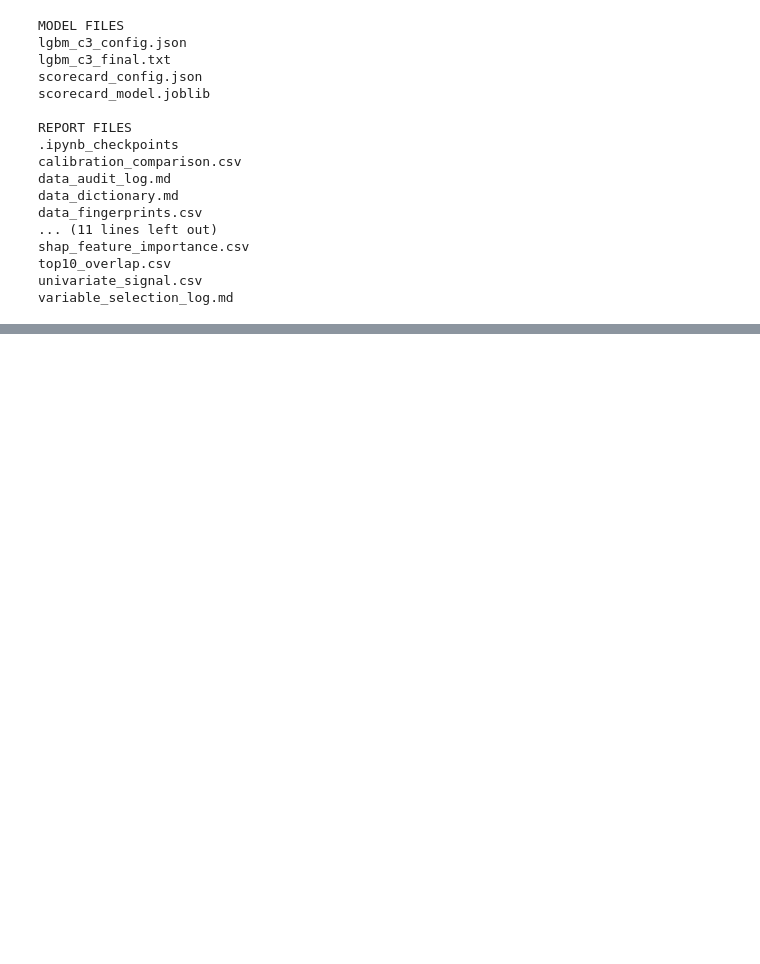
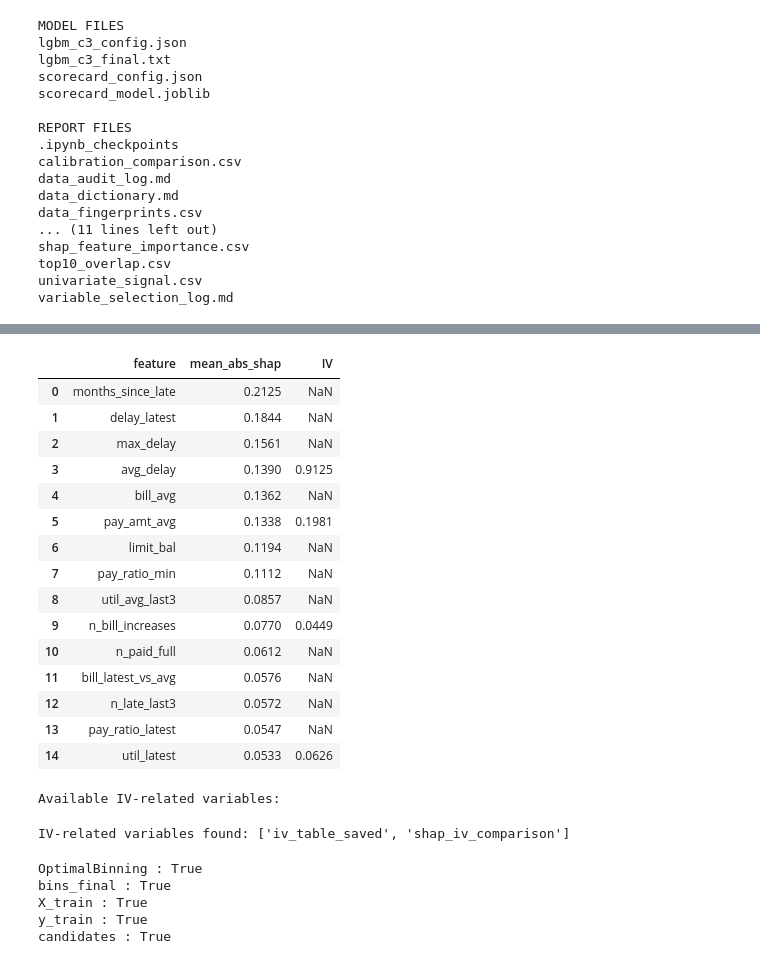
Before and after one commit to VaidehiKushwaha/credit-risk-scorecard-profit-optimization, a Jupyter notebook: notebooks/03_scorecard_and_ml_models.ipynb, the cells around one changed output, grey strips where cells are left out. Cells and saved outputs as stored; diff of their text form; code cells hidden in the pictures; blank space fills up the shorter version.

```diff
--- a/notebooks/03_scorecard_and_ml_models.ipynb
+++ b/notebooks/03_scorecard_and_ml_models.ipynb
@@ -3630,0 +3874,11 @@ variable_selection_log.md
+# %%
+# Load previously saved Information Value results
+
+iv_table_saved = pd.read_csv(
+    "../reports/final_feature_iv.csv"
+)
+
+print("Columns in saved IV file:")
+print(iv_table_saved.columns.tolist())
+
+display(iv_table_saved.head())
@@ -3630,0 +3911,59 @@ variable_selection_log.md
+# %%
+# Compare SHAP importance with Information Value
+
+shap_iv_comparison = shap_importance.merge(
+    iv_table_saved,
+    on="feature",
+    how="left"
+)
+
+display(
+    shap_iv_comparison.head(15).round(4)
+)
+# %% [output]
+|  | feature | mean_abs_shap | IV |
+| 0 | months_since_late | 0.2125 | NaN |
+| 1 | delay_latest | 0.1844 | NaN |
+| 2 | max_delay | 0.1561 | NaN |
+| 3 | avg_delay | 0.1390 | 0.9125 |
+| 4 | bill_avg | 0.1362 | NaN |
+| 5 | pay_amt_avg | 0.1338 | 0.1981 |
+| 6 | limit_bal | 0.1194 | NaN |
+| 7 | pay_ratio_min | 0.1112 | NaN |
+| 8 | util_avg_last3 | 0.0857 | NaN |
+| 9 | n_bill_increases | 0.0770 | 0.0449 |
+| 10 | n_paid_full | 0.0612 | NaN |
+| 11 | bill_latest_vs_avg | 0.0576 | NaN |
+| 12 | n_late_last3 | 0.0572 | NaN |
+| 13 | pay_ratio_latest | 0.0547 | NaN |
+| 14 | util_latest | 0.0533 | 0.0626 |
+# %%
+print("Available IV-related variables:")
+
+for name in ["iv_table", "iv_results", "iv_summary", "iv_df"]:
+    if name in globals():
+        print(name, ":", globals()[name].shape)
+# %% [output]
+Available IV-related variables:
+# %%
+# Find all currently available variables with "iv" in their names
+
+iv_names = [
+    name for name in globals()
+    if "iv" in name.lower()
+]
+
+print("IV-related variables found:", iv_names)
+# %% [output]
+IV-related variables found: ['iv_table_saved', 'shap_iv_comparison']
+# %%
+# Check which binning-related objects are available
+
+for name in ["OptimalBinning", "bins_final", "X_train", "y_train", "candidates"]:
+    print(name, ":", name in globals())
+# %% [output]
+OptimalBinning : True
+bins_final : True
+X_train : True
+y_train : True
+candidates : True
```
Also changed, not shown: parts of 21 cells of this notebook.
